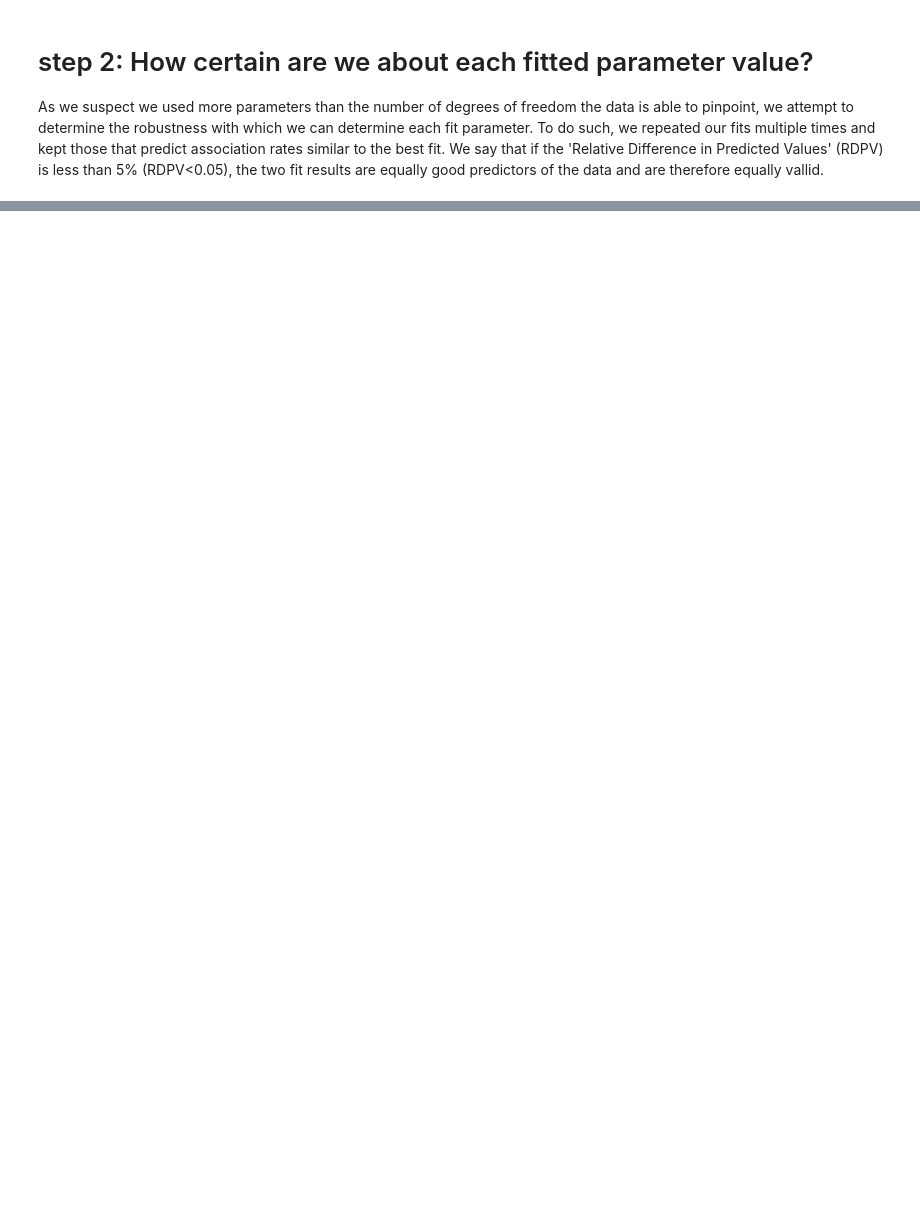
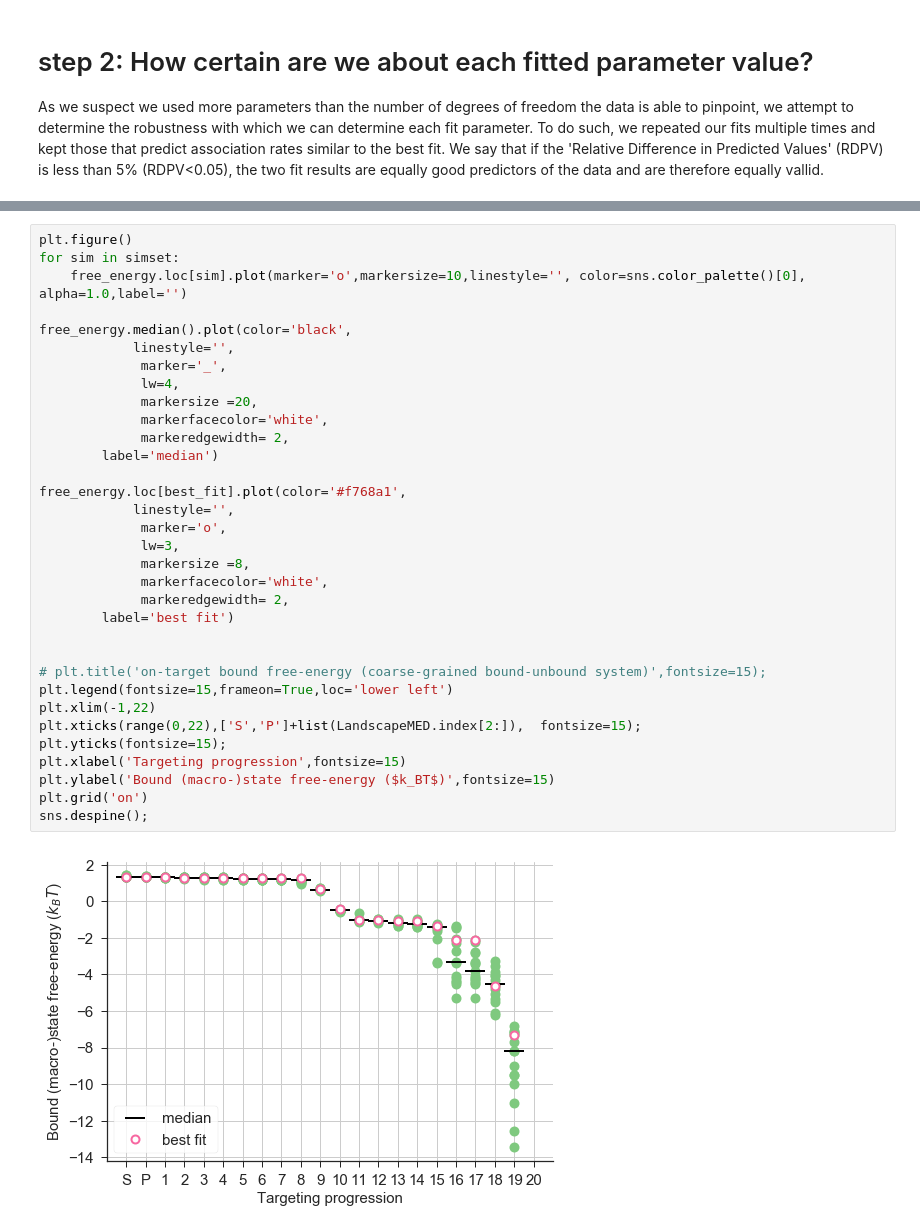
Before and after one commit to martin-depken/Energy-Landscape, a Jupyter notebook: code_Boyle/characterising free-energy landscape (d)Cas9 not initiation limited .ipynb, the cells around one changed output, grey strips where cells are left out. Drawn from its saved outputs; the diff is of its cells as text; blank space fills up the shorter version.

```diff
--- a/code_Boyle/characterising free-energy landscape (d)Cas9 not initiation limited .ipynb
+++ b/code_Boyle/characterising free-energy landscape (d)Cas9 not initiation limited .ipynb
@@ -139,0 +333,35 @@ plt.yticks(fontsize=15);
+# %%
+plt.figure()
+for sim in simset:
+    free_energy.loc[sim].plot(marker='o',markersize=10,linestyle='', color=sns.color_palette()[0], alpha=1.0,label='')
+
+free_energy.median().plot(color='black',
+            linestyle='',
+             marker='_',
+             lw=4,
+             markersize =20,
+             markerfacecolor='white',
+             markeredgewidth= 2,
+        label='median')
+
+free_energy.loc[best_fit].plot(color='#f768a1',
+            linestyle='',
+             marker='o',
+             lw=3,
+             markersize =8,
+             markerfacecolor='white',
+             markeredgewidth= 2,
+        label='best fit')
+
+
+# plt.title('on-target bound free-energy (coarse-grained bound-unbound system)',fontsize=15);
+plt.legend(fontsize=15,frameon=True,loc='lower left')
+plt.xlim(-1,22)
+plt.xticks(range(0,22),['S','P']+list(LandscapeMED.index[2:]),  fontsize=15);
+plt.yticks(fontsize=15);
+plt.xlabel('Targeting progression',fontsize=15)
+plt.ylabel('Bound (macro-)state free-energy ($k_BT$)',fontsize=15)
+plt.grid('on')
+sns.despine();
+# %% [output]
+[figure, added]
```
Also changed, not shown: parts of 17 cells of this notebook, 52 other files.
